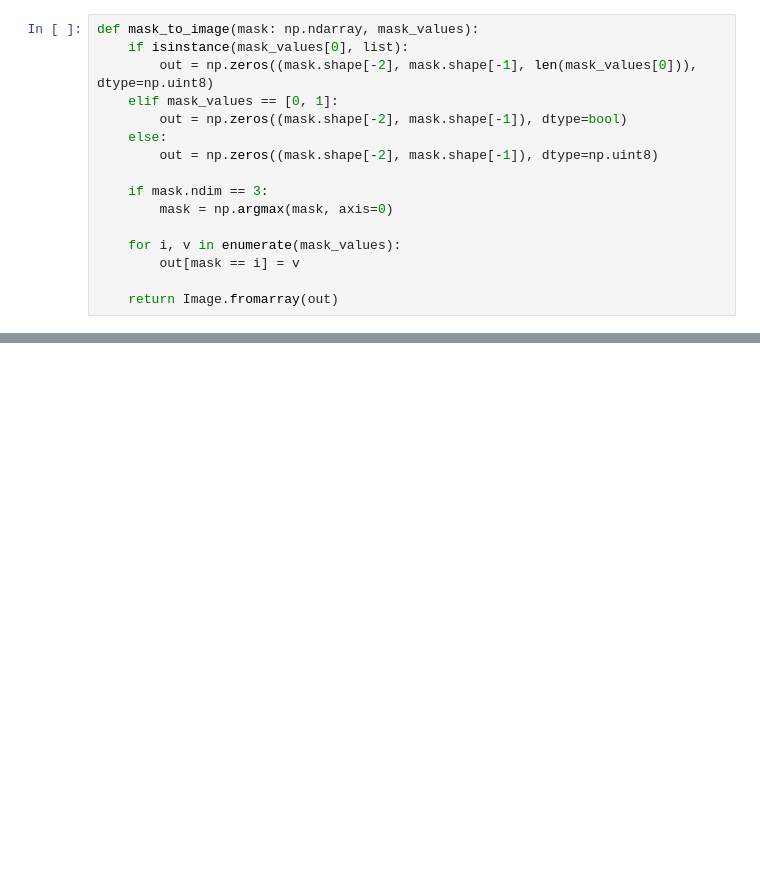
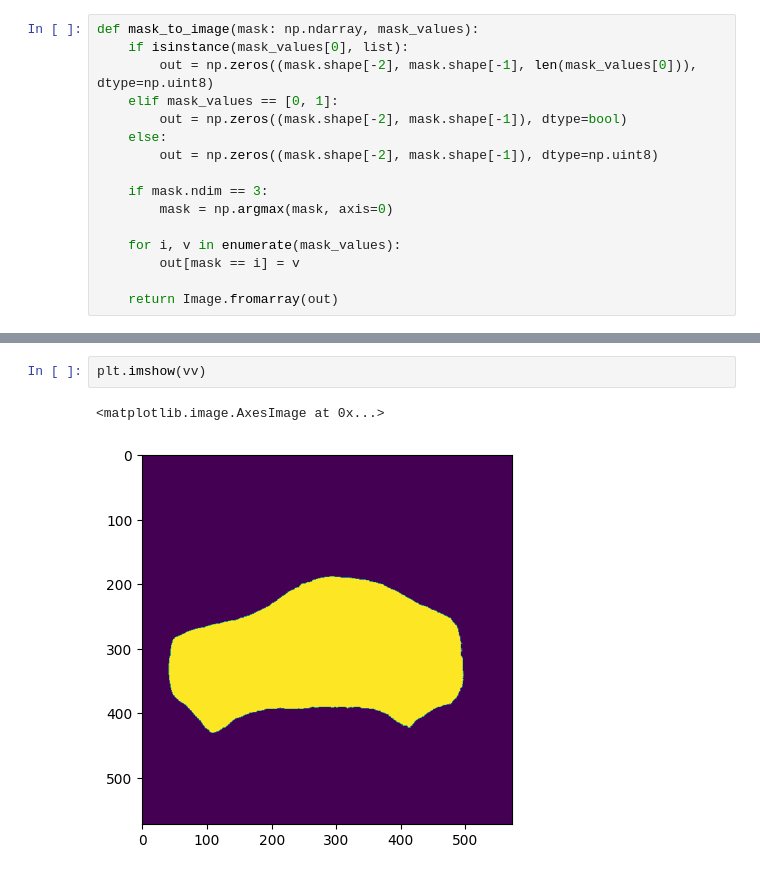
Before and after one commit to JuricaRuntas/notebooks, a Jupyter notebook: UNet.ipynb, the cells around one changed output, grey strips where cells are left out. Cells and saved outputs as stored; diff of their text form; blank space fills up the shorter version.

```diff
--- a/UNet.ipynb
+++ b/UNet.ipynb
@@ -321,0 +338,5 @@ vv
+# %%
+plt.imshow(vv)
+# %% [output]
+<matplotlib.image.AxesImage at 0x...>
+[figure, added]
```
Also changed, not shown: parts of 8 cells of this notebook, 1 other file.
